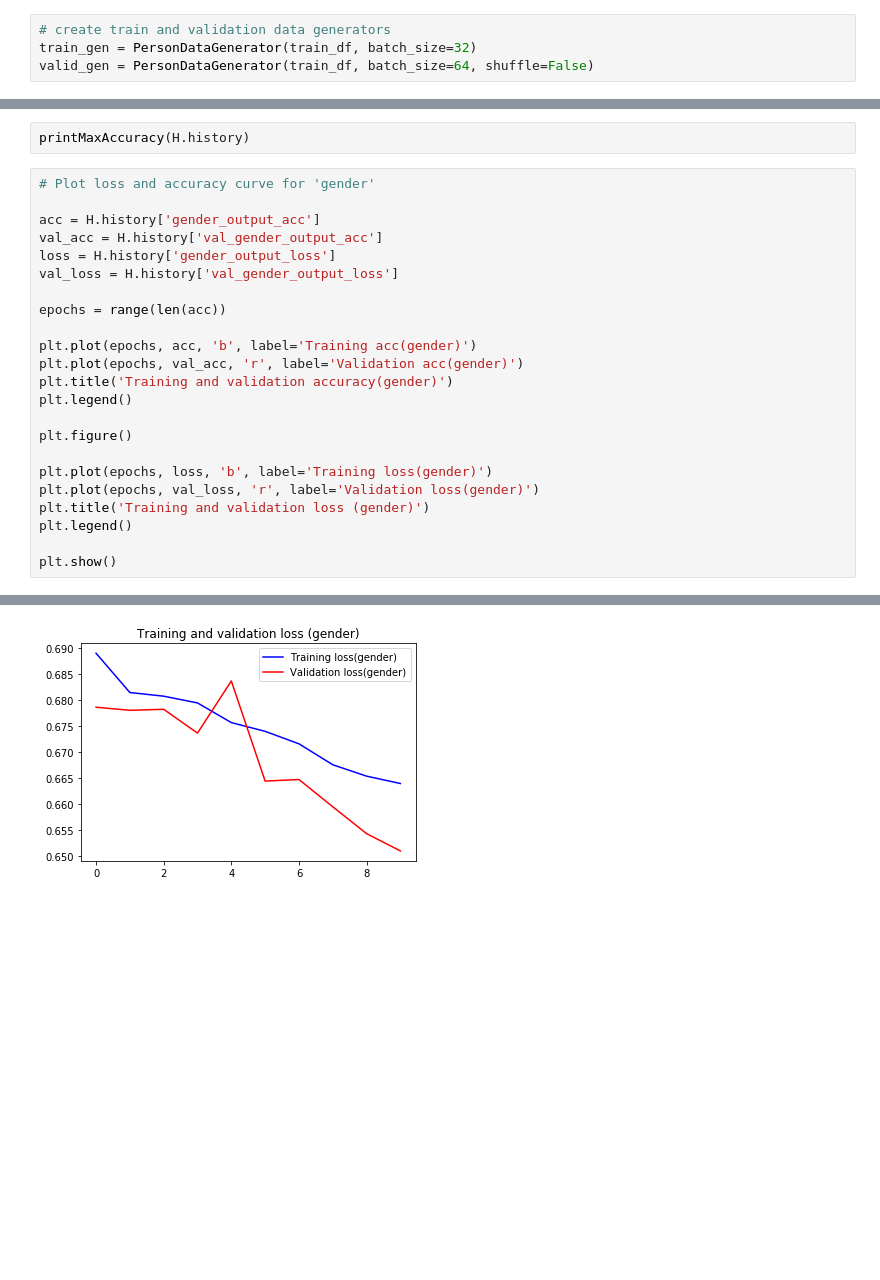
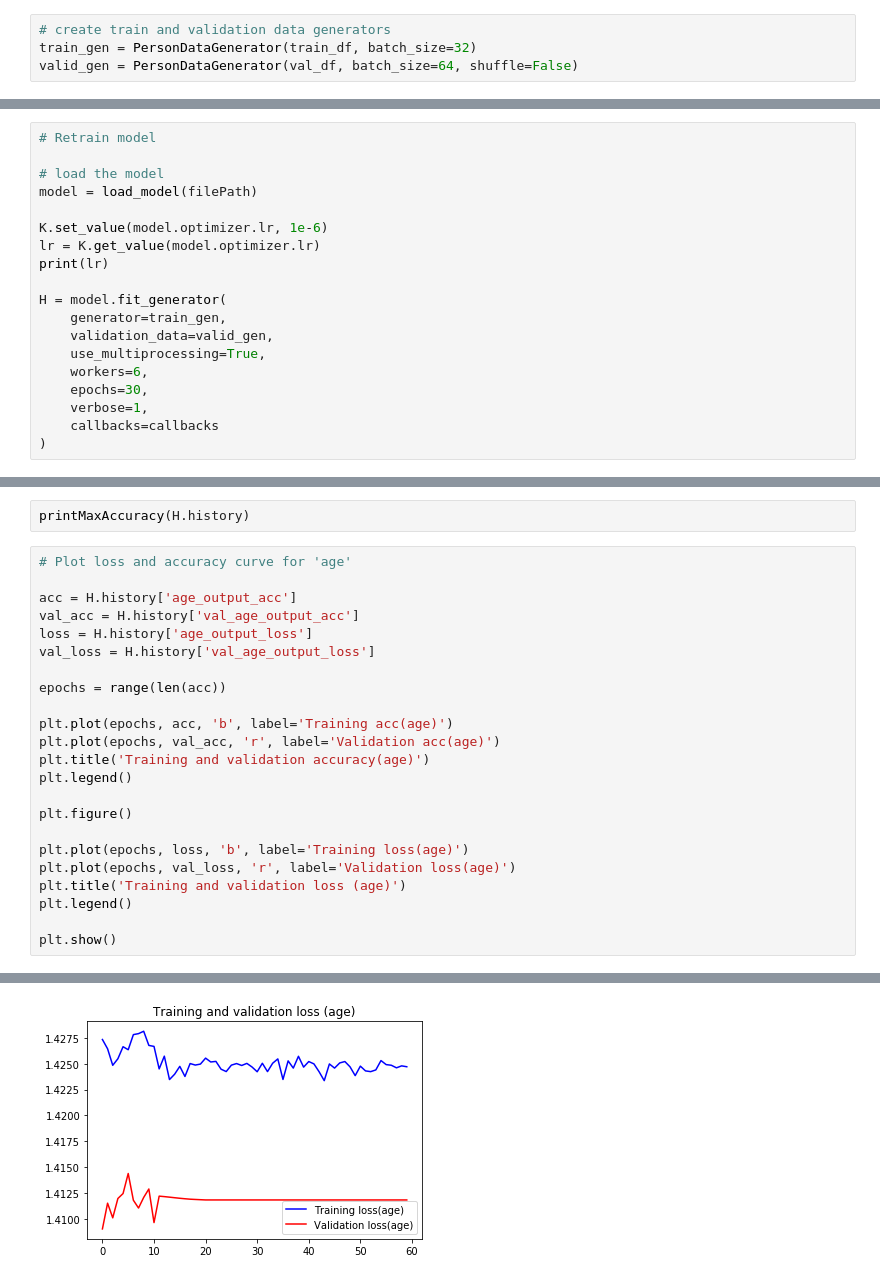
Before and after one commit to praveenraghuvanshi1512/EIP4, a Jupyter notebook: Session5/Assignment5/EIP4_A5_Praveen_Raghuvanshi.ipynb, the cells around one changed output, grey strips where cells are left out. Saved outputs shown, nothing was run; the diff lists cells and outputs as text; blank space fills up the shorter version.

```diff
--- a/Session5/Assignment5/EIP4_A5_Praveen_Raghuvanshi.ipynb
+++ b/Session5/Assignment5/EIP4_A5_Praveen_Raghuvanshi.ipynb
@@ -125,7 +137,7 @@ train_df.head()
 # %%
 # create train and validation data generators
 train_gen = PersonDataGenerator(train_df, batch_size=32)
-valid_gen = PersonDataGenerator(train_df, batch_size=64, shuffle=False)
+valid_gen = PersonDataGenerator(val_df, batch_size=64, shuffle=False)
 # %%
 # get number of output units from data
 images, targets = next(iter(train_gen))
@@ -224,0 +438,19 @@ H = model.fit_generator(
+# %%
+# Retrain model
+
+# load the model
+model = load_model(filePath)
+
+K.set_value(model.optimizer.lr, 1e-6)
+lr = K.get_value(model.optimizer.lr)
+print(lr)
+
+H = model.fit_generator(
+    generator=train_gen,
+    validation_data=valid_gen,
+    use_multiprocessing=True,
+    workers=6,
+    epochs=30,
+    verbose=1,
+    callbacks=callbacks
+)
@@ -232,25 +502,25 @@ def printMaxAccuracy(history):
 # %%
 printMaxAccuracy(H.history)
 # %%
-# Plot loss and accuracy curve for 'gender'
+# Plot loss and accuracy curve for 'age'
 
-acc = H.history['gender_output_acc']
-val_acc = H.history['val_gender_output_acc']
-loss = H.history['gender_output_loss']
-val_loss = H.history['val_gender_output_loss']
+acc = H.history['age_output_acc']
+val_acc = H.history['val_age_output_acc']
+loss = H.history['age_output_loss']
+val_loss = H.history['val_age_output_loss']
 
 epochs = range(len(acc))
 
-plt.plot(epochs, acc, 'b', label='Training acc(gender)')
-plt.plot(epochs, val_acc, 'r', label='Validation acc(gender)')
-plt.title('Training and validation accuracy(gender)')
+plt.plot(epochs, acc, 'b', label='Training acc(age)')
+plt.plot(epochs, val_acc, 'r', label='Validation acc(age)')
+plt.title('Training and validation accuracy(age)')
 plt.legend()
 
 plt.figure()
 
-plt.plot(epochs, loss, 'b', label='Training loss(gender)')
-plt.plot(epochs, val_loss, 'r', label='Validation loss(gender)')
-plt.title('Training and validation loss (gender)')
+plt.plot(epochs, loss, 'b', label='Training loss(age)')
+plt.plot(epochs, val_loss, 'r', label='Validation loss(age)')
+plt.title('Training and validation loss (age)')
 plt.legend()
 
 plt.show()
@@ -259 +529 @@ plt.show()
-[figure, old version]
+[figure, new version]
```
Also changed, not shown: parts of 20 cells of this notebook.
